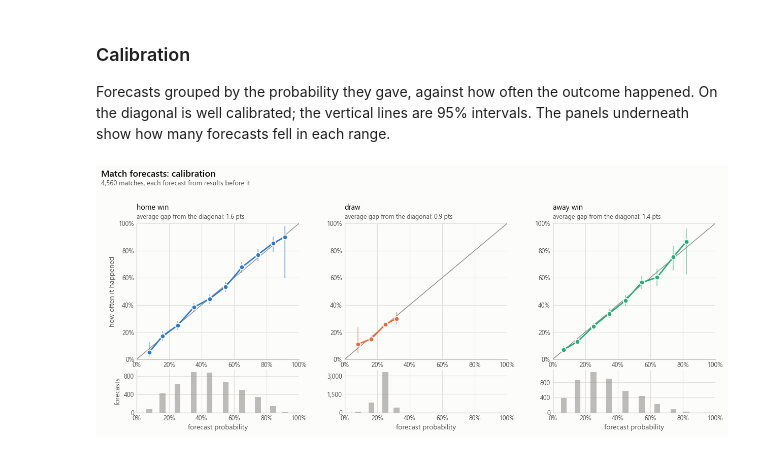
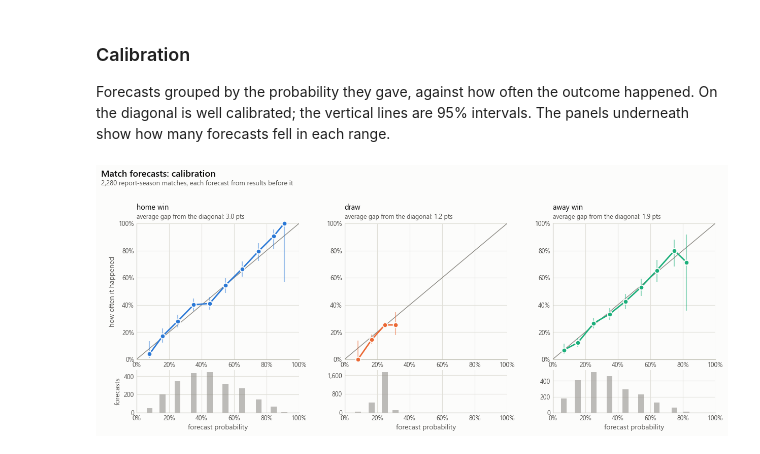
Before and after one commit to umarjaved204/TableTalk, a Jupyter notebook: notebooks/premier_league_results.ipynb, the cells around one changed output. Saved outputs shown, nothing was run; the diff lists cells and outputs as text; code cells hidden in the pictures.

```diff
--- a/notebooks/premier_league_results.ipynb
+++ b/notebooks/premier_league_results.ipynb
@@ -19,13 +24,19 @@ import pandas as pd
 
 from tabletalk.config import load_competition
 from tabletalk.data import load_context_matches, load_matches
-from tabletalk.evaluation.backtest import match_backtest, summarise_backtest, summarise_by_season
-from tabletalk.evaluation.calibration import match_calibration
+from tabletalk.data.deductions import load_points_deductions
+from tabletalk.evaluation.backtest import paired_comparison, per_match_log_loss, summarise_backtest, summarise_by_season
+from tabletalk.evaluation.calibration import calibration_table, expected_calibration_error, match_calibration
+from tabletalk.evaluation.market import MARKET, add_market_forecasts, gap_closed, load_market_odds, odds_coverage
 from tabletalk.evaluation.plots import plot_calibration, plot_zone_probabilities
-from tabletalk.evaluation.season_backtest import favourite_record, season_backtest, season_calibration_by_phase
+from tabletalk.evaluation.season_backtest import (
+    favourite_record, pooled_zone_log_loss, season_backtest, season_calibration_by_phase,
+)
+from tabletalk.evaluation.tuning import tune_match_model
+from tabletalk.evaluation.backtest import match_backtest
 from tabletalk.model.promoted import fit_competition_model, promoted_teams
 from tabletalk.paths import PROCESSED_DATA_DIR
-from tabletalk.simulation import simulate_league
+from tabletalk.simulation import league_table, simulate_league
 
 warnings.simplefilter('ignore', UserWarning)  # rho-bound notices on tiny early-season fits
 pd.set_option('display.width', 160)
@@ -34,6 +45,7 @@ pd.set_option('display.max_columns', 20)
 config = load_competition('premier_league')
 matches = load_matches(config)
 context = load_context_matches(config)   # Championship results, for the model only
+TUNE, REPORT = (list(config.evaluation_split[name]) for name in ('tune', 'report'))
 
 def cached(name, compute):
     """Load a slow result from data/processed/, computing and saving it the first time."""
@@ -48,5 +60,7 @@ def as_percent(frame, columns):
     return frame.assign(**{c: (100 * frame[c]).round(1) for c in columns})
 
 print(f'{config.name}: {len(matches):,} matches loaded, current season {config.current_season}')
+print('tuning seasons:', ', '.join(TUNE))
+print('report seasons:', ', '.join(REPORT))
 # %% [output]
 Premier League: 6,460 matches loaded, current season 2026-27
@@ -142,10 +180,6 @@ For every week of 12 completed seasons (2012-13 to 2025-26, leaving out the two
 # %%
-seasons = [s for s in config.seasons[2:-1] if s not in ('2019-20', '2020-21')]
-match_predictions = cached(
-    'premier_league_match_backtest',
-    lambda: match_backtest(config, matches, context, seasons),
-)
-backtest_summary = summarise_backtest(match_predictions)
+match_report = cached('pl_match_report', lambda: match_backtest(config, matches, context, REPORT))
+backtest_summary = summarise_backtest(match_report)
 backtest_summary.loc[backtest_summary['group'] == 'all matches'].round(4)
 # %% [output]
 |  | group | model | n | log_loss | brier | rps | vs_baseline_pct |
@@ -175,12 +203,12 @@ summarise_by_season(match_predictions).round(4)
 
 Forecasts grouped by the probability they gave, against how often the outcome happened. On the diagonal is well calibrated; the vertical lines are 95% intervals. The panels underneath show how many forecasts fell in each range.
 # %%
-prior_predictions = match_predictions.loc[match_predictions['model'] == 'prior']
-tables = match_calibration(prior_predictions)
+model_rows = match_report.loc[match_report['model'] == 'prior']
+tables = match_calibration(model_rows)
 plot_calibration(
     {'home win': tables['home'], 'draw': tables['draw'], 'away win': tables['away']},
     title='Match forecasts: calibration',
-    subtitle=f'{len(prior_predictions):,} matches, each forecast from results before it',
+    subtitle=f'{len(model_rows):,} report-season matches, each forecast from results before it',
 );
 # %% [output]
-[figure, old version]
+[figure, new version]
```
Also changed, not shown: parts of 50 cells of this notebook, 10 other files.
